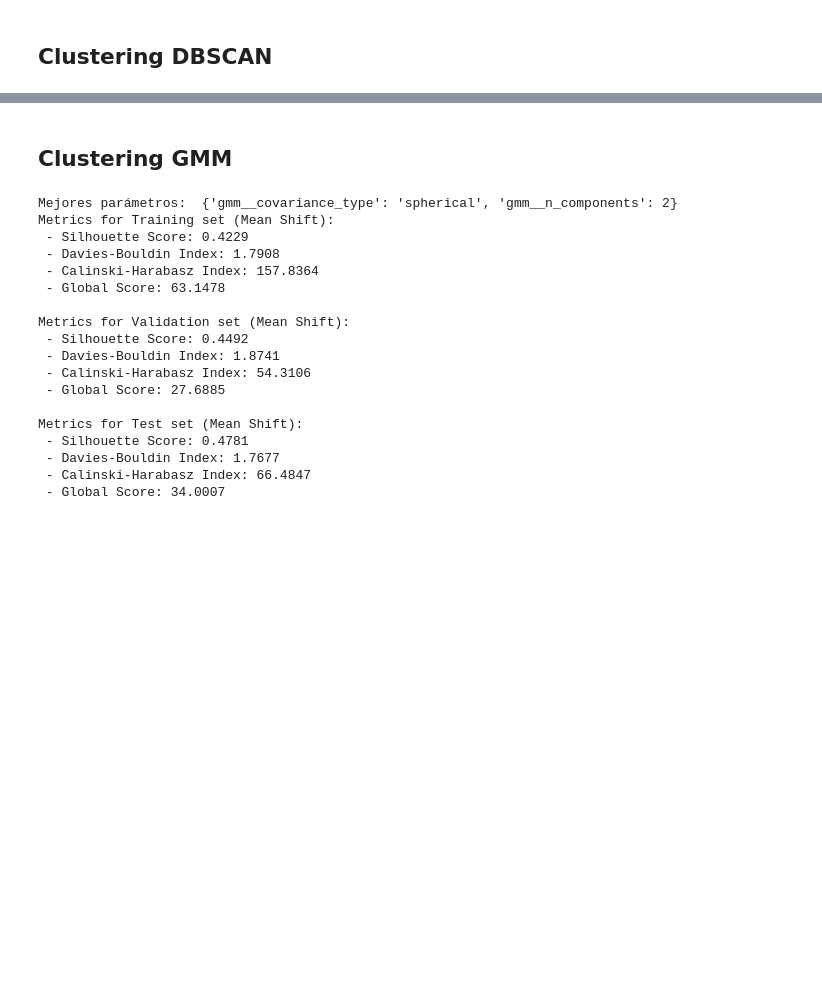
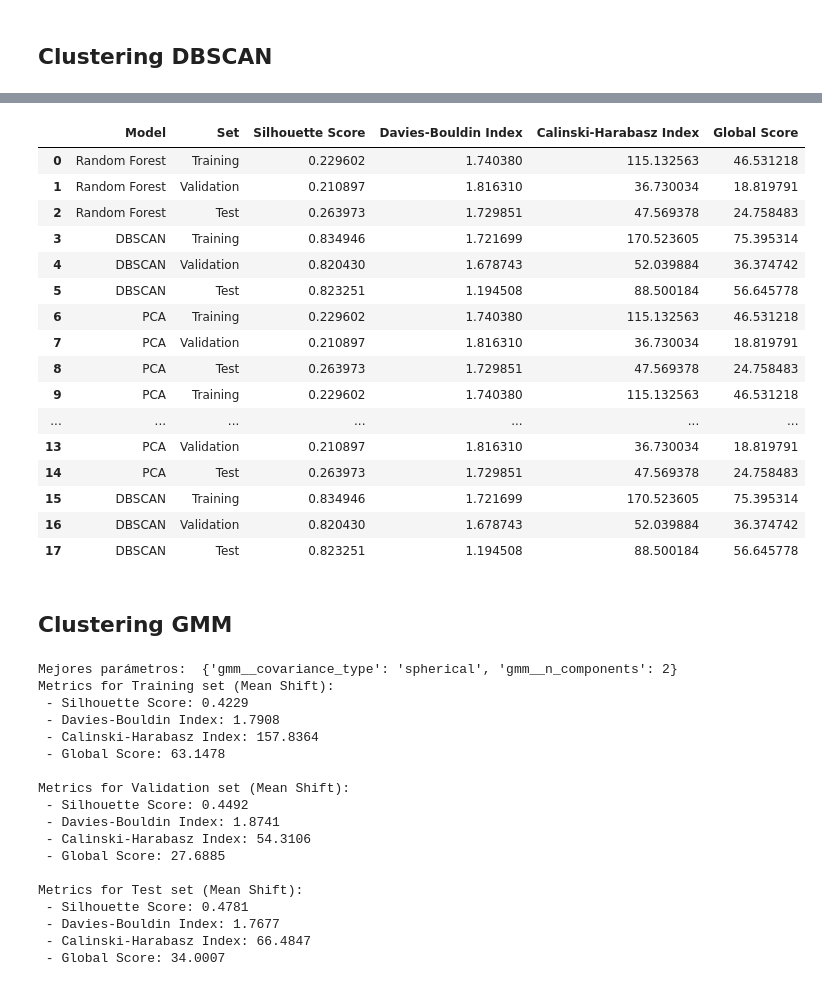
Before and after one commit to Lusku/kschool_master, a Jupyter notebook: TFM_Simple.ipynb, the cells around one changed output, grey strips where cells are left out. Saved outputs shown, nothing was run; the diff lists cells and outputs as text; code cells hidden in the pictures; blank space fills up the shorter version.

```diff
--- a/TFM_Simple.ipynb
+++ b/TFM_Simple.ipynb
@@ -1663,0 +1819,53 @@ print("F1-score:", f1)
+# %%
+import numpy as np
+import pandas as pd
+from sklearn.cluster import DBSCAN
+from sklearn.metrics import silhouette_score, davies_bouldin_score, calinski_harabasz_score
+from sklearn.model_selection import train_test_split
+import matplotlib.pyplot as plt
+
+model_name = 'DBSCAN'
+print(model_name)
+
+# Función para encontrar el mejor valor de eps
+def find_optimal_eps(X, eps_values, min_samples):
+    best_eps = None
+    best_score = -1
+    best_labels = None
+
+    for eps in eps_values:
+        dbscan = DBSCAN(eps=eps, min_samples=min_samples)
+        labels = dbscan.fit_predict(X)
+
+        # Solo evaluar si hay más de un cluster (ignorar ruido)
+        if len(np.unique(labels)) > 1 and np.sum(labels != -1) > 1:
+            score = silhouette_score(X, labels)
+            if score > best_score:
+                best_score = score
+                best_eps = eps
+                best_labels = labels
+
+    return best_eps, best_labels, best_score
+
+# Definir el rango de valores de eps para la búsqueda
+eps_values = np.linspace(0.1, 5.0, 50)
+min_samples = 5  # Puedes ajustar este valor según sea necesario
+
+# Buscar el eps óptimo usando el conjunto de entrenamiento
+optimal_eps, labels_train, best_score = find_optimal_eps(X_train_prep, eps_values, min_samples)
+
+print("Epsilon óptimo:", optimal_eps)
+print("Mejor Silhouette Score en Entrenamiento:", best_score)
+print("Número de clústeres estimados en Entrenamiento:", len(np.unique(labels_train)))
+
+# Entrenar el modelo final en el conjunto de entrenamiento usando el eps óptimo
+dbscan_final = DBSCAN(eps=optimal_eps, min_samples=min_samples)
+
+labels_train = dbscan_final.fit_predict(X_train_prep)
+labels_val = dbscan_final.fit_predict(X_val_prep)
+labels_test = dbscan_final.fit_predict(X_test_prep)
+
+mostrar_estadisticas_guardar_tabla_NS(X_train_prep, labels_train, "Training", model_name)
+mostrar_estadisticas_guardar_tabla_NS(X_val_prep, labels_val, "Validation", model_name)
+mostrar_estadisticas_guardar_tabla_NS(X_test_prep, labels_test, "Test", model_name)
+# %% [output]
@@ -1664,2 +1889,19 @@ print("F1-score:", f1)
+|  | Model | Set | Silhouette Score | Davies-Bouldin Index | Calinski-Harabasz Index | Global Score |
+| 0 | Random Forest | Training | 0.229602 | 1.740380 | 115.132563 | 46.531218 |
+| 1 | Random Forest | Validation | 0.210897 | 1.816310 | 36.730034 | 18.819791 |
+| 2 | Random Forest | Test | 0.263973 | 1.729851 | 47.569378 | 24.758483 |
+| 3 | DBSCAN | Training | 0.834946 | 1.721699 | 170.523605 | 75.395314 |
+| 4 | DBSCAN | Validation | 0.820430 | 1.678743 | 52.039884 | 36.374742 |
+| 5 | DBSCAN | Test | 0.823251 | 1.194508 | 88.500184 | 56.645778 |
+| 6 | PCA | Training | 0.229602 | 1.740380 | 115.132563 | 46.531218 |
+| 7 | PCA | Validation | 0.210897 | 1.816310 | 36.730034 | 18.819791 |
+| 8 | PCA | Test | 0.263973 | 1.729851 | 47.569378 | 24.758483 |
+| 9 | PCA | Training | 0.229602 | 1.740380 | 115.132563 | 46.531218 |
+| ... | ... | ... | ... | ... | ... | ... |
+| 13 | PCA | Validation | 0.210897 | 1.816310 | 36.730034 | 18.819791 |
+| 14 | PCA | Test | 0.263973 | 1.729851 | 47.569378 | 24.758483 |
+| 15 | DBSCAN | Training | 0.834946 | 1.721699 | 170.523605 | 75.395314 |
+| 16 | DBSCAN | Validation | 0.820430 | 1.678743 | 52.039884 | 36.374742 |
+| 17 | DBSCAN | Test | 0.823251 | 1.194508 | 88.500184 | 56.645778 |
 # %% [markdown]
 ## Clustering GMM
```
Also changed, not shown: parts of 65 cells of this notebook.
